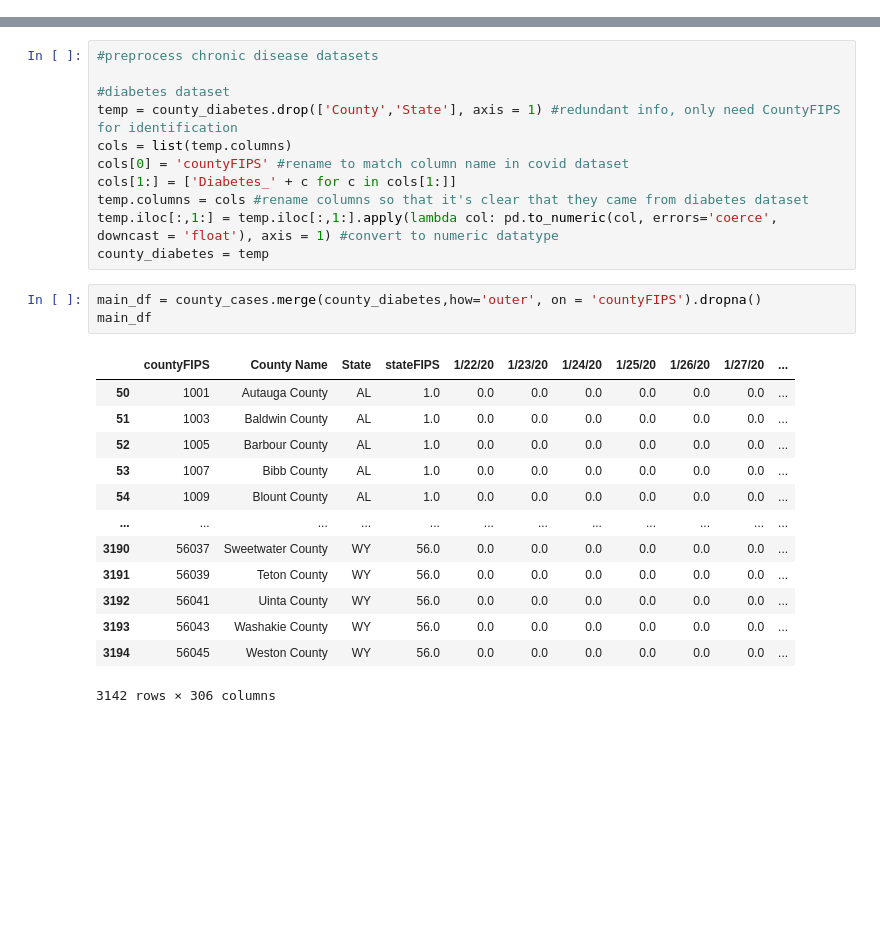
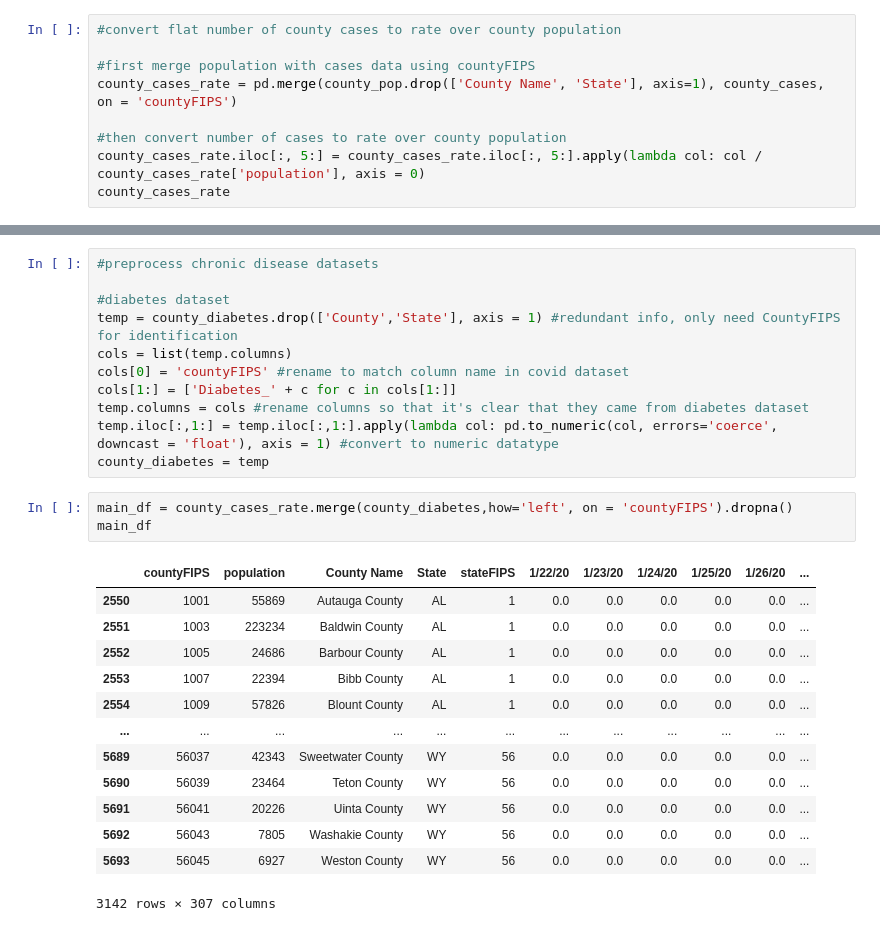
Before and after one commit to jayeokay/COVID-19, a Jupyter notebook: COVID Geographical Analysis.ipynb, the cells around one changed output, grey strips where cells are left out. Saved outputs shown, nothing was run; the diff lists cells and outputs as text; blank space fills up the shorter version.

Commit message:
converted flat number of covid cases to rate over county population

```diff
--- a/COVID Geographical Analysis.ipynb
+++ b/COVID Geographical Analysis.ipynb
@@ -185,3 +214,12 @@ county_cases.drop(['countyFIPS','County Name','stateFIPS'], axis = 1).groupby('S
 ### Join covid cases dataset with chronic disease datasets
 # %% [markdown]
 Note: work on reducing memory size of dataframes by downsizing big dtypes into smaller dtypes -- may be issue in future
+# %%
+#convert flat number of county cases to rate over county population
+
+#first merge population with cases data using countyFIPS
+county_cases_rate = pd.merge(county_pop.drop(['County Name', 'State'], axis=1), county_cases, on = 'countyFIPS')
+
+#then convert number of cases to rate over county population
+county_cases_rate.iloc[:, 5:] = county_cases_rate.iloc[:, 5:].apply(lambda col: col / county_cases_rate['population'], axis = 0)
+county_cases_rate
@@ -197,22 +249,22 @@ temp.columns = cols #rename columns so that it's clear that they came from diabe
 temp.iloc[:,1:] = temp.iloc[:,1:].apply(lambda col: pd.to_numeric(col, errors='coerce', downcast = 'float'), axis = 1) #convert to numeric datatype
 county_diabetes = temp
 # %%
-main_df = county_cases.merge(county_diabetes,how='outer', on = 'countyFIPS').dropna()
+main_df = county_cases_rate.merge(county_diabetes,how='left', on = 'countyFIPS').dropna()
 main_df
 # %% [output]
-|  | countyFIPS | County Name | State | stateFIPS | 1/22/20 | 1/23/20 | 1/24/20 | 1/25/20 | 1/26/20 | 1/27/20 | ... |
-| 50 | 1001 | Autauga County | AL | 1.0 | 0.0 | 0.0 | 0.0 | 0.0 | 0.0 | 0.0 | ... |
-| 51 | 1003 | Baldwin County | AL | 1.0 | 0.0 | 0.0 | 0.0 | 0.0 | 0.0 | 0.0 | ... |
-| 52 | 1005 | Barbour County | AL | 1.0 | 0.0 | 0.0 | 0.0 | 0.0 | 0.0 | 0.0 | ... |
-| 53 | 1007 | Bibb County | AL | 1.0 | 0.0 | 0.0 | 0.0 | 0.0 | 0.0 | 0.0 | ... |
-| 54 | 1009 | Blount County | AL | 1.0 | 0.0 | 0.0 | 0.0 | 0.0 | 0.0 | 0.0 | ... |
+|  | countyFIPS | population | County Name | State | stateFIPS | 1/22/20 | 1/23/20 | 1/24/20 | 1/25/20 | 1/26/20 | ... |
+| 2550 | 1001 | 55869 | Autauga County | AL | 1 | 0.0 | 0.0 | 0.0 | 0.0 | 0.0 | ... |
+| 2551 | 1003 | 223234 | Baldwin County | AL | 1 | 0.0 | 0.0 | 0.0 | 0.0 | 0.0 | ... |
+| 2552 | 1005 | 24686 | Barbour County | AL | 1 | 0.0 | 0.0 | 0.0 | 0.0 | 0.0 | ... |
+| 2553 | 1007 | 22394 | Bibb County | AL | 1 | 0.0 | 0.0 | 0.0 | 0.0 | 0.0 | ... |
+| 2554 | 1009 | 57826 | Blount County | AL | 1 | 0.0 | 0.0 | 0.0 | 0.0 | 0.0 | ... |
 | ... | ... | ... | ... | ... | ... | ... | ... | ... | ... | ... | ... |
-| 3190 | 56037 | Sweetwater County | WY | 56.0 | 0.0 | 0.0 | 0.0 | 0.0 | 0.0 | 0.0 | ... |
-| 3191 | 56039 | Teton County | WY | 56.0 | 0.0 | 0.0 | 0.0 | 0.0 | 0.0 | 0.0 | ... |
-| 3192 | 56041 | Uinta County | WY | 56.0 | 0.0 | 0.0 | 0.0 | 0.0 | 0.0 | 0.0 | ... |
-| 3193 | 56043 | Washakie County | WY | 56.0 | 0.0 | 0.0 | 0.0 | 0.0 | 0.0 | 0.0 | ... |
-| 3194 | 56045 | Weston County | WY | 56.0 | 0.0 | 0.0 | 0.0 | 0.0 | 0.0 | 0.0 | ... |
+| 5689 | 56037 | 42343 | Sweetwater County | WY | 56 | 0.0 | 0.0 | 0.0 | 0.0 | 0.0 | ... |
+| 5690 | 56039 | 23464 | Teton County | WY | 56 | 0.0 | 0.0 | 0.0 | 0.0 | 0.0 | ... |
+| 5691 | 56041 | 20226 | Uinta County | WY | 56 | 0.0 | 0.0 | 0.0 | 0.0 | 0.0 | ... |
+| 5692 | 56043 | 7805 | Washakie County | WY | 56 | 0.0 | 0.0 | 0.0 | 0.0 | 0.0 | ... |
+| 5693 | 56045 | 6927 | Weston County | WY | 56 | 0.0 | 0.0 | 0.0 | 0.0 | 0.0 | ... |
-3142 rows × 306 columns
+3142 rows × 307 columns
 # %%
 #check for correlation between diabetes percentage and covid cases
 
```
Also changed, not shown: parts of 5 cells of this notebook.
